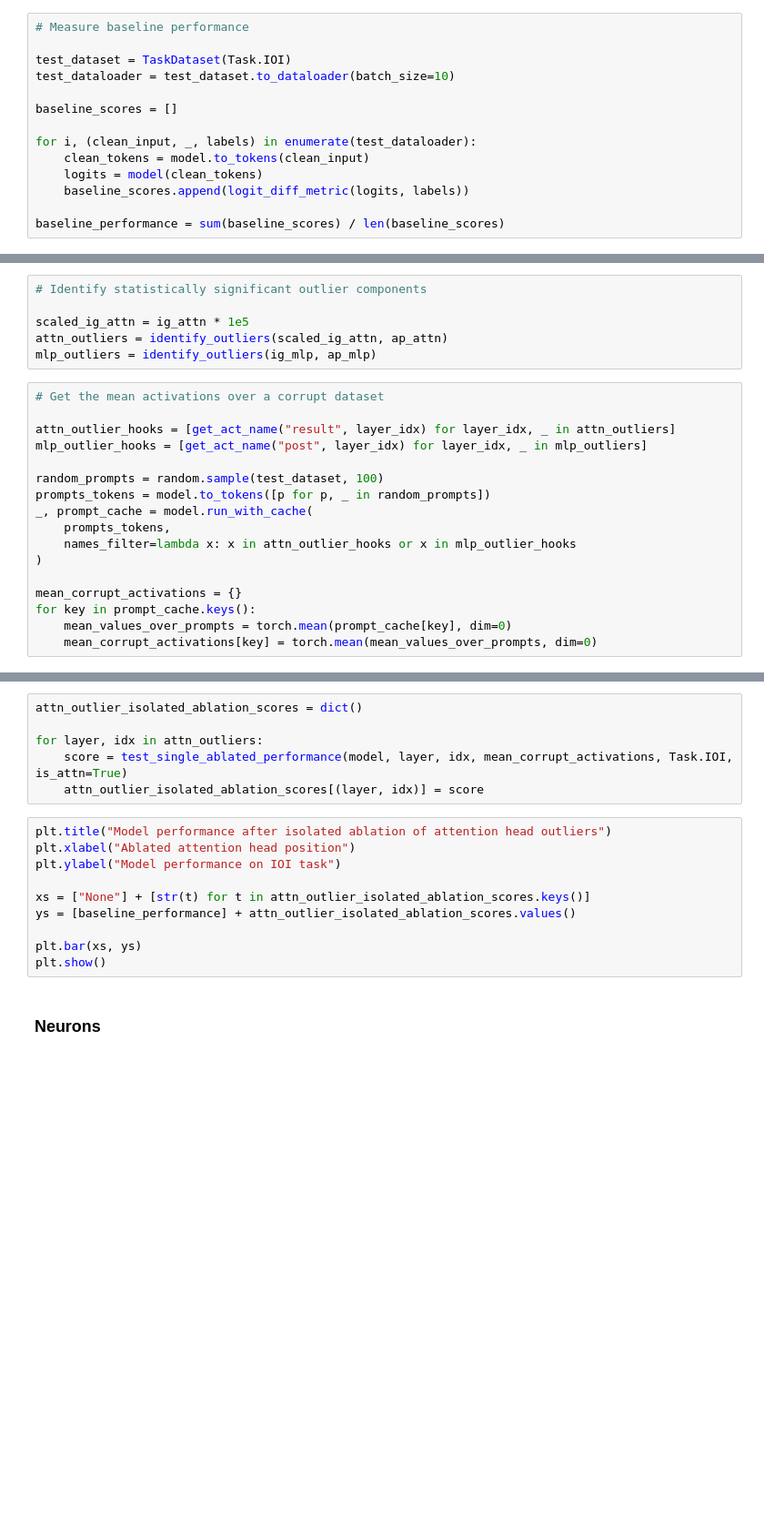
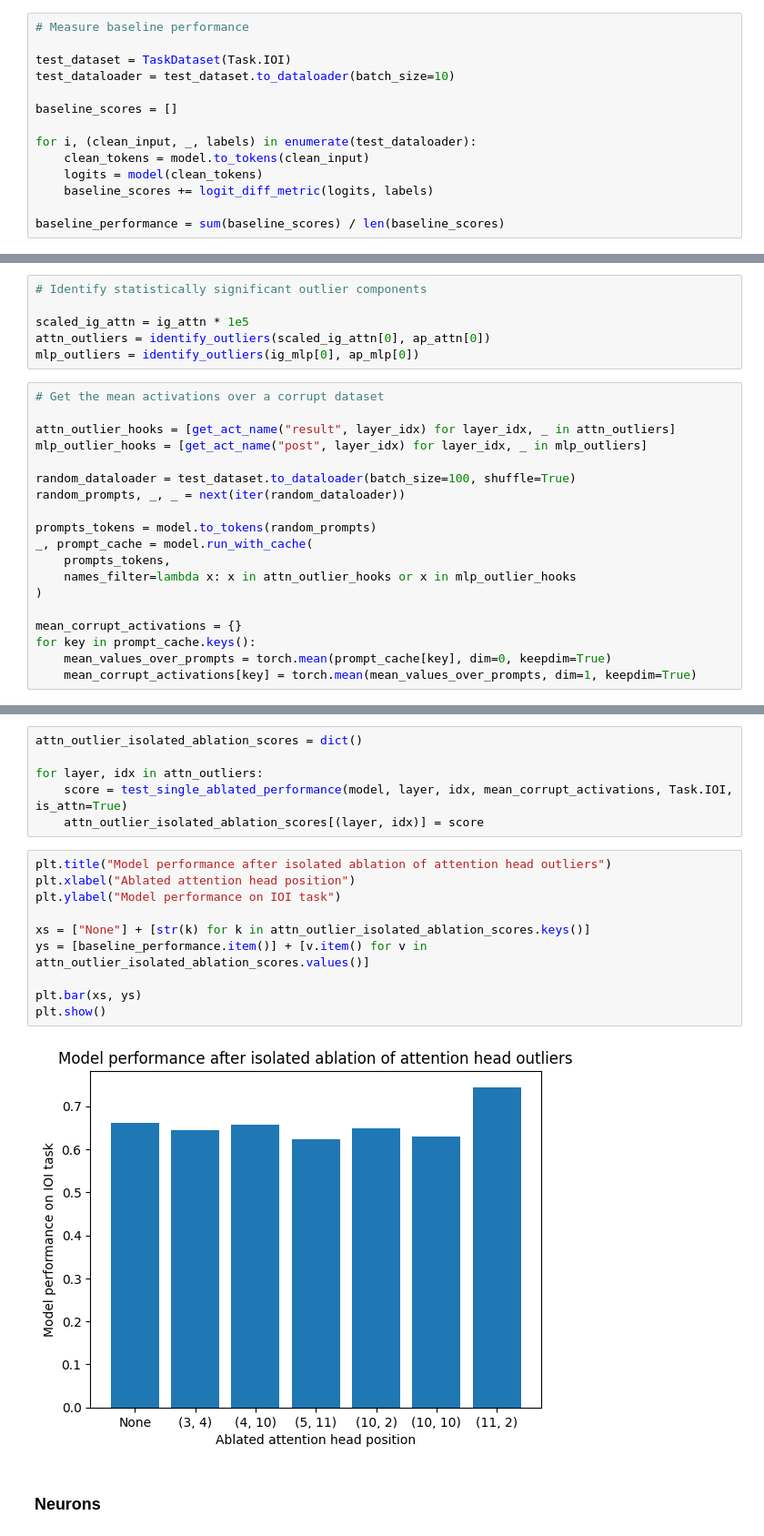
Before and after one commit to mwmlo/gradient_causal_knowledge, a Jupyter notebook: 2 - Important Disagreements.ipynb, the cells around one changed output, grey strips where cells are left out. Shown at 91% size. Cells and saved outputs as stored; diff of their text form; blank space fills up the shorter version.

```diff
--- a/2 - Important Disagreements.ipynb
+++ b/2 - Important Disagreements.ipynb
@@ -39,7 +41,7 @@ baseline_scores = []
 for i, (clean_input, _, labels) in enumerate(test_dataloader):
     clean_tokens = model.to_tokens(clean_input)
     logits = model(clean_tokens)
-    baseline_scores.append(logit_diff_metric(logits, labels))
+    baseline_scores += logit_diff_metric(logits, labels)
 
 baseline_performance = sum(baseline_scores) / len(baseline_scores)
 # %%
@@ -54,16 +56,18 @@ ap_attn = torch.load("results/aligned/ioi/ap_attn.pt")
 # Identify statistically significant outlier components
 
 scaled_ig_attn = ig_attn * 1e5
-attn_outliers = identify_outliers(scaled_ig_attn, ap_attn)
-mlp_outliers = identify_outliers(ig_mlp, ap_mlp)
+attn_outliers = identify_outliers(scaled_ig_attn[0], ap_attn[0])
+mlp_outliers = identify_outliers(ig_mlp[0], ap_mlp[0])
 # %%
 # Get the mean activations over a corrupt dataset
 
 attn_outlier_hooks = [get_act_name("result", layer_idx) for layer_idx, _ in attn_outliers]
 mlp_outlier_hooks = [get_act_name("post", layer_idx) for layer_idx, _ in mlp_outliers]
 
-random_prompts = random.sample(test_dataset, 100)
-prompts_tokens = model.to_tokens([p for p, _ in random_prompts])
+random_dataloader = test_dataset.to_dataloader(batch_size=100, shuffle=True)
+random_prompts, _, _ = next(iter(random_dataloader))
+
+prompts_tokens = model.to_tokens(random_prompts)
 _, prompt_cache = model.run_with_cache(
     prompts_tokens,
     names_filter=lambda x: x in attn_outlier_hooks or x in mlp_outlier_hooks
@@ -71,8 +75,8 @@ _, prompt_cache = model.run_with_cache(
 
 mean_corrupt_activations = {}
 for key in prompt_cache.keys():
-    mean_values_over_prompts = torch.mean(prompt_cache[key], dim=0)
-    mean_corrupt_activations[key] = torch.mean(mean_values_over_prompts, dim=0)
+    mean_values_over_prompts = torch.mean(prompt_cache[key], dim=0, keepdim=True)
+    mean_corrupt_activations[key] = torch.mean(mean_values_over_prompts, dim=1, keepdim=True)
 # %% [markdown]
 ## Performance under isolated ablation
 
@@ -89,13 +93,15 @@ for layer, idx in attn_outliers:
 # %%
 plt.title("Model performance after isolated ablation of attention head outliers")
 plt.xlabel("Ablated attention head position")
 plt.ylabel("Model performance on IOI task")
 
-xs = ["None"] + [str(t) for t in attn_outlier_isolated_ablation_scores.keys()]
-ys = [baseline_performance] + attn_outlier_isolated_ablation_scores.values()
+xs = ["None"] + [str(k) for k in attn_outlier_isolated_ablation_scores.keys()]
+ys = [baseline_performance.item()] + [v.item() for v in attn_outlier_isolated_ablation_scores.values()]
 
 plt.bar(xs, ys)
 plt.show()
+# %% [output]
+[figure, added]
 # %% [markdown]
 ### Neurons
 # %%
```
Also changed, not shown: parts of 5 cells of this notebook, 3 other files.
